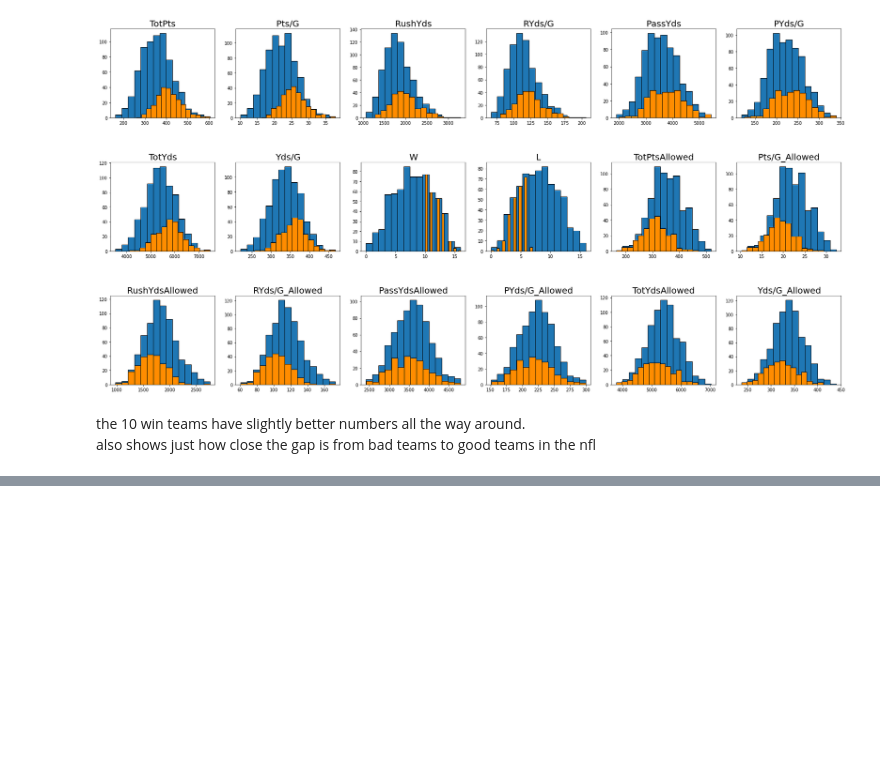
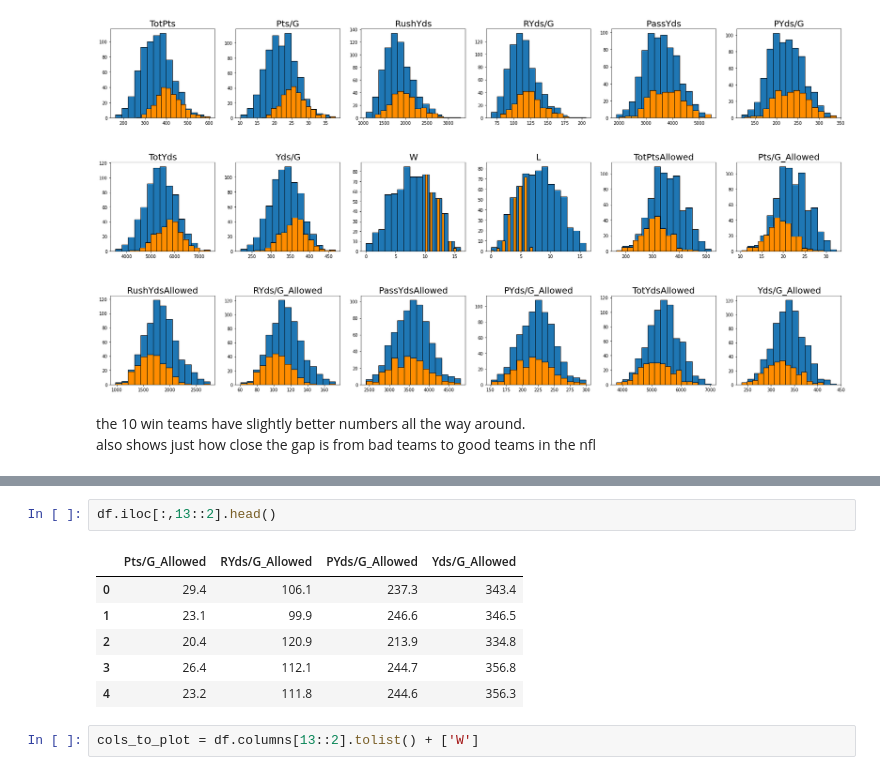
Before and after one commit to ryanba08/nfl_football_data, a Jupyter notebook: football_stats.ipynb, the cells around one changed output, grey strips where cells are left out. Saved outputs shown, nothing was run; the diff lists cells and outputs as text; blank space fills up the shorter version.

```diff
--- a/football_stats.ipynb
+++ b/football_stats.ipynb
@@ -528,0 +543,11 @@ also shows just how close the gap is from bad teams to good teams in the nfl<br>
+# %%
+df.iloc[:,13::2].head()
+# %% [output]
+|  | Pts/G_Allowed | RYds/G_Allowed | PYds/G_Allowed | Yds/G_Allowed |
+| 0 | 29.4 | 106.1 | 237.3 | 343.4 |
+| 1 | 23.1 | 99.9 | 246.6 | 346.5 |
+| 2 | 20.4 | 120.9 | 213.9 | 334.8 |
+| 3 | 26.4 | 112.1 | 244.7 | 356.8 |
+| 4 | 23.2 | 111.8 | 244.6 | 356.3 |
+# %%
+cols_to_plot = df.columns[13::2].tolist() + ['W']
```
Also changed, not shown: parts of 5 cells of this notebook.
